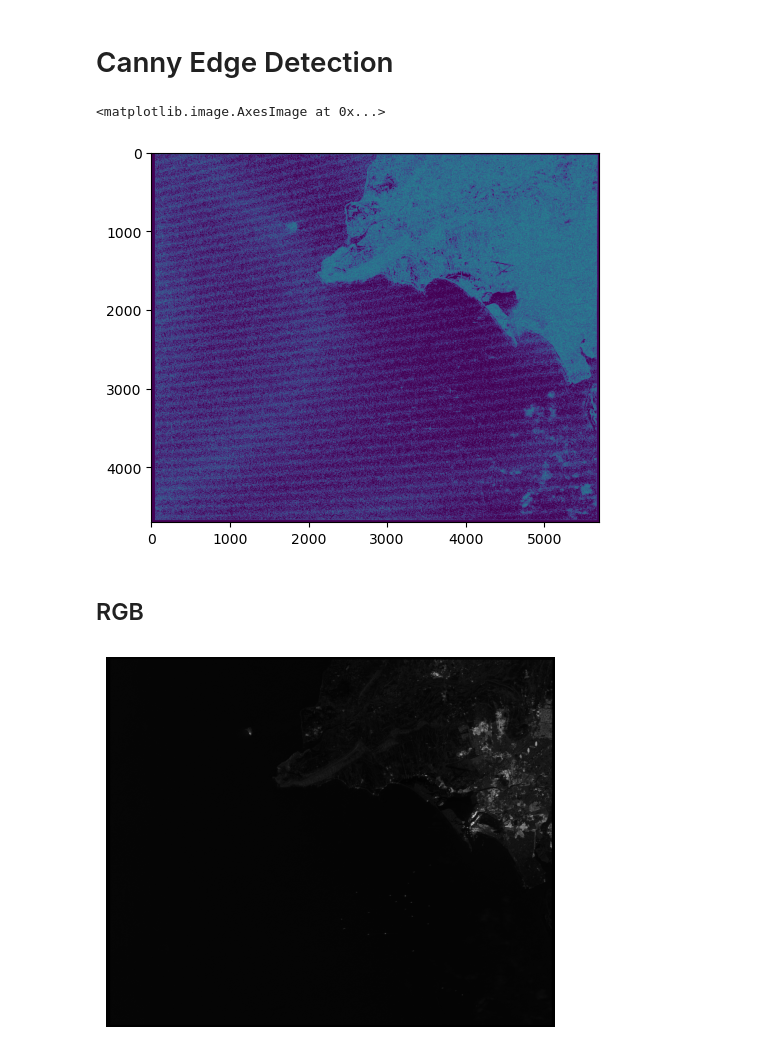
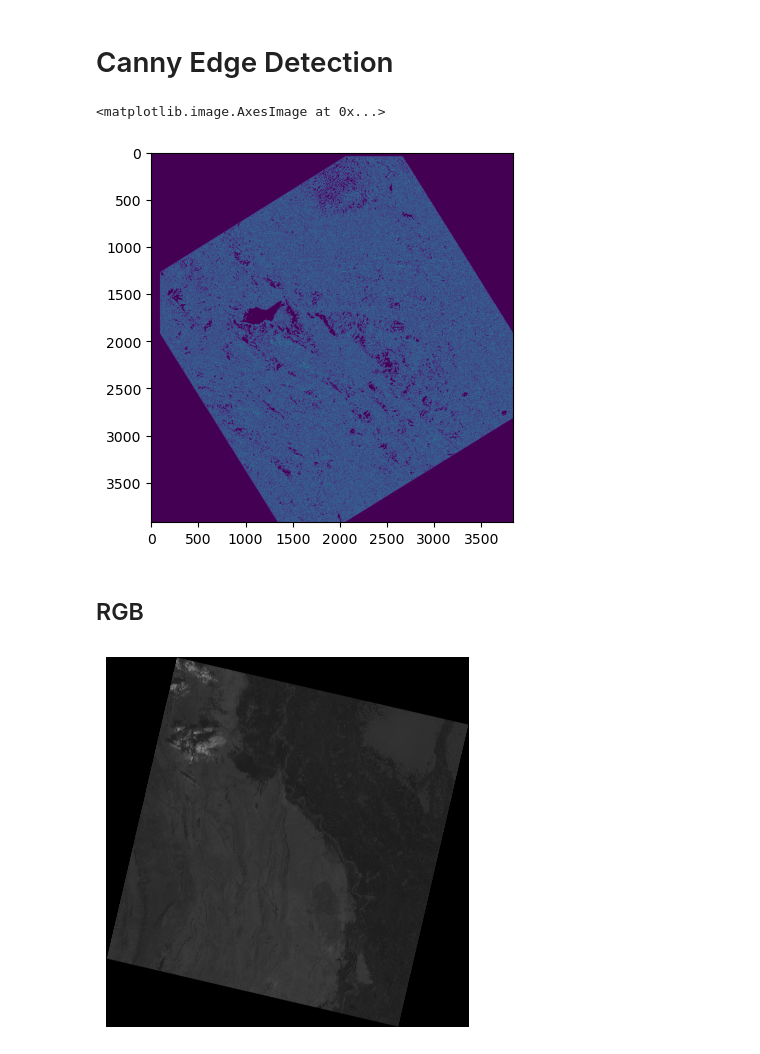
Before and after one commit to Mahnoor-14/Microwave_Hyperspectral_RemoteSensing_, a Jupyter notebook: Accessing & Processing Raster (01).ipynb, the cells around one changed output. Saved outputs shown, nothing was run; the diff lists cells and outputs as text; code cells hidden in the pictures.

```diff
--- a/Accessing & Processing Raster (01).ipynb
+++ b/Accessing & Processing Raster (01).ipynb
@@ -156,7 +165,7 @@ plt.imshow(res2)
 
 try:
     # Read image from disk.
-    img = cv2.imread(r"G:\Personal\hyperspectral\01\HH-ALPSRP244140480-H2.2_UA.tif")
+    img = cv2.imread('result.tiff')
 
      # Canny edge detection.
     edges = cv2.Canny(img, 15, 10)
@@ -167,21 +176,22 @@ try:
 except IOError:
     print('Error while reading files !!!')
 plt.imshow(edges)
+#plt.imshow(img)
 # %% [output]
 <matplotlib.image.AxesImage at 0x...>
-[figure, old version]
+[figure, new version]
 # %% [markdown]
 ## RGB
 # %%
 # Read the image
-img2 = cv2.imread(r"G:\Personal\hyperspectral\01\HH-ALPSRP244140480-H2.2_UA.tif")
+img2 = cv2.imread(r"G:\Personal\hyperspectral\New folder\Nawabshah_Landsat8.tif")
 
 # Convert BGR to RGB color space (matplotlib expects RGB)
 img2_rgb = cv2.cvtColor(img2, cv2.COLOR_BGR2RGB)
 
 # Display the image
 plt.imshow(img2_rgb)
 plt.axis('off')  # Remove axis ticks and labels
 plt.show()
 # %% [output]
-[figure, old version]
+[figure, new version]
```
Also changed, not shown: parts of 12 cells of this notebook.
